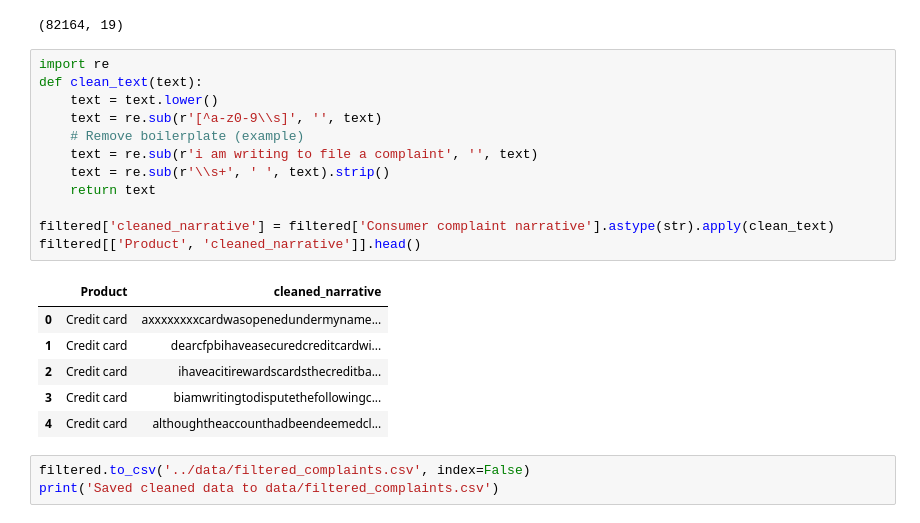
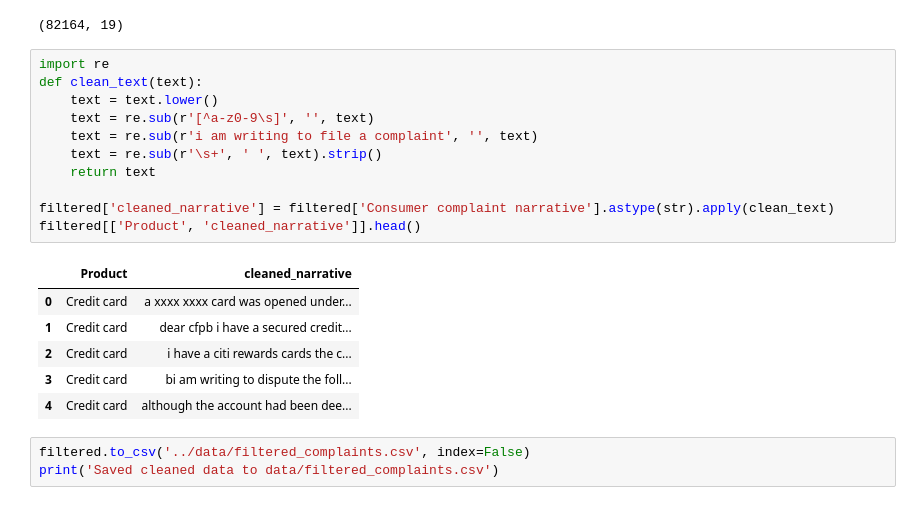
Before and after one commit to Robelsdid/intelligent-complaint-analyzer, a Jupyter notebook: notebooks/eda_preprocessing.ipynb, the cells around one changed output. Saved outputs shown, nothing was run; the diff lists cells and outputs as text.

```diff
--- a/notebooks/eda_preprocessing.ipynb
+++ b/notebooks/eda_preprocessing.ipynb
@@ -88,22 +88,21 @@ filtered.shape
 # %%
 import re
 def clean_text(text):
     text = text.lower()
-    text = re.sub(r'[^a-z0-9\\s]', '', text)
-    # Remove boilerplate (example)
+    text = re.sub(r'[^a-z0-9\s]', '', text)
     text = re.sub(r'i am writing to file a complaint', '', text)
-    text = re.sub(r'\\s+', ' ', text).strip()
+    text = re.sub(r'\s+', ' ', text).strip()
     return text
 
 filtered['cleaned_narrative'] = filtered['Consumer complaint narrative'].astype(str).apply(clean_text)
 filtered[['Product', 'cleaned_narrative']].head()
 # %% [output]
 |  | Product | cleaned_narrative |
-| 0 | Credit card | axxxxxxxxcardwasopenedundermyname... |
-| 1 | Credit card | dearcfpbihaveasecuredcreditcardwi... |
-| 2 | Credit card | ihaveacitirewardscardsthecreditba... |
-| 3 | Credit card | biamwritingtodisputethefollowingc... |
-| 4 | Credit card | althoughtheaccounthadbeendeemedcl... |
+| 0 | Credit card | a xxxx xxxx card was opened under... |
+| 1 | Credit card | dear cfpb i have a secured credit... |
+| 2 | Credit card | i have a citi rewards cards the c... |
+| 3 | Credit card | bi am writing to dispute the foll... |
+| 4 | Credit card | although the account had been dee... |
 # %%
 filtered.to_csv('../data/filtered_complaints.csv', index=False)
 print('Saved cleaned data to data/filtered_complaints.csv')
```
Also changed, not shown: parts of 1 cell of this notebook, 3 other files.
